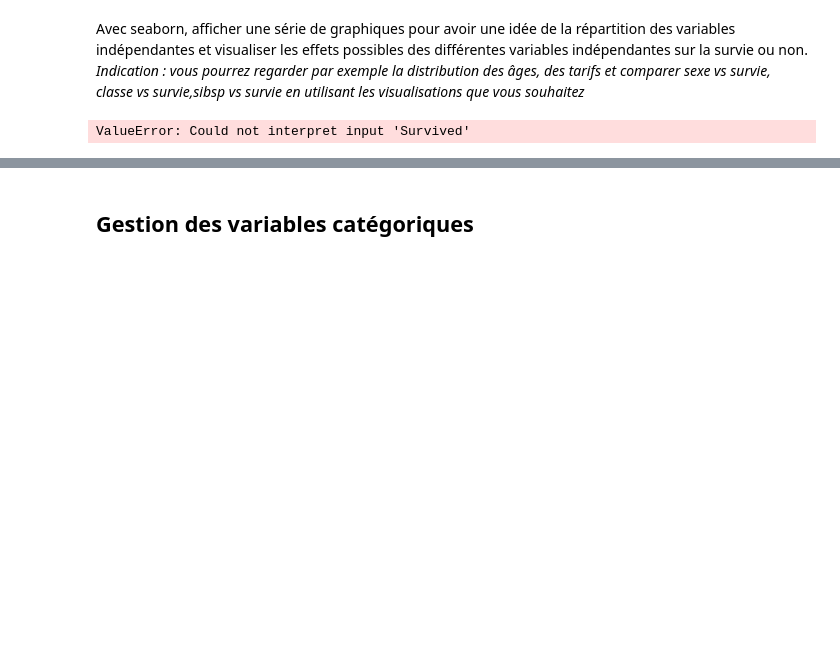
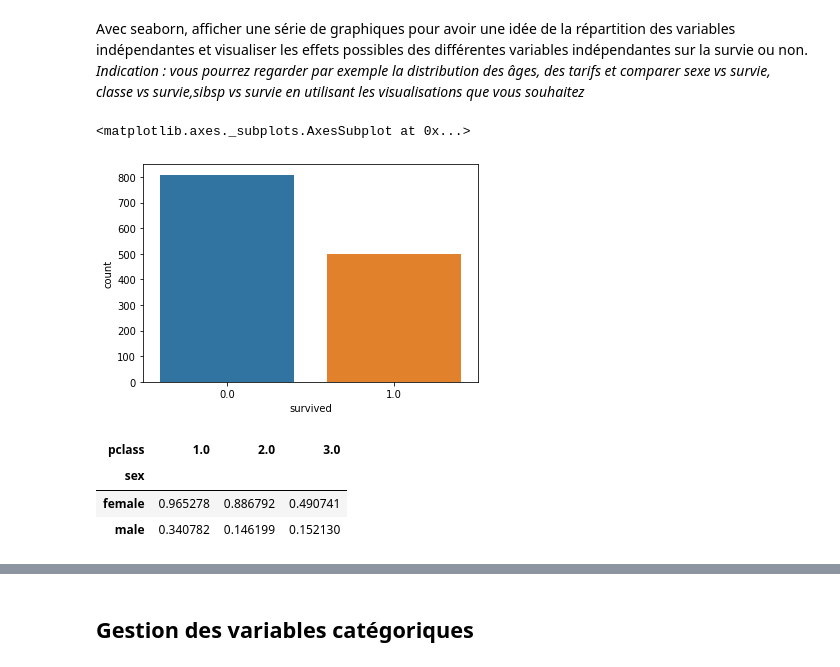
Before and after one commit to DROMZEE/titanic, a Jupyter notebook: Régression_logistique_Titanic.ipynb, the cells around one changed output, grey strips where cells are left out. Saved outputs shown, nothing was run; the diff lists cells and outputs as text; code cells hidden in the pictures; blank space fills up the shorter version.

```diff
--- a/Régression_logistique_Titanic.ipynb
+++ b/Régression_logistique_Titanic.ipynb
@@ -264,6 +314,14 @@ il reste encore une ligne
 Avec seaborn, afficher une série de graphiques pour avoir une idée de la répartition des variables indépendantes et visualiser les effets possibles des différentes variables indépendantes sur la survie ou non.
 _Indication : vous pourrez regarder par exemple la distribution des âges, des tarifs et comparer sexe vs survie, classe vs survie,sibsp vs survie en utilisant les visualisations que vous souhaitez_
 # %%
-sns.countplot(x='Survived',data=titanic)
+sns.countplot(x='survived',data=titanic)
 # %% [output]
-ValueError: Could not interpret input 'Survived'
+<matplotlib.axes._subplots.AxesSubplot at 0x...>
+[figure, added]
+# %%
+titanic.pivot_table('survived', index='sex', columns='pclass')
+# %% [output]
+| pclass | 1.0 | 2.0 | 3.0 |
+| sex |  |  |  |
+| female | 0.965278 | 0.886792 | 0.490741 |
+| male | 0.340782 | 0.146199 | 0.152130 |
```
Also changed, not shown: parts of 12 cells of this notebook.
